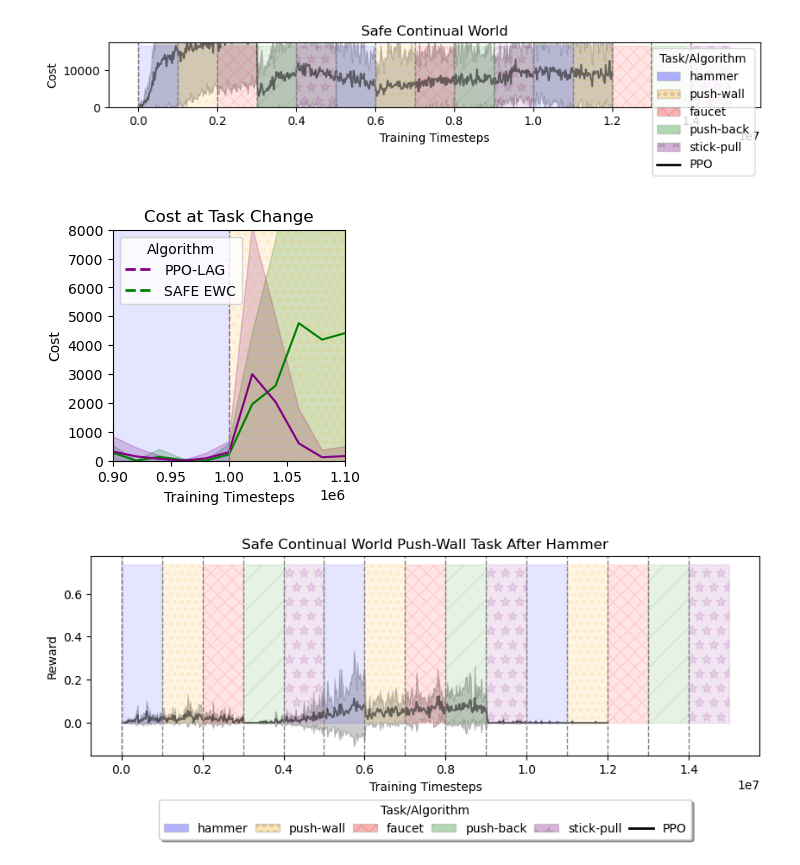
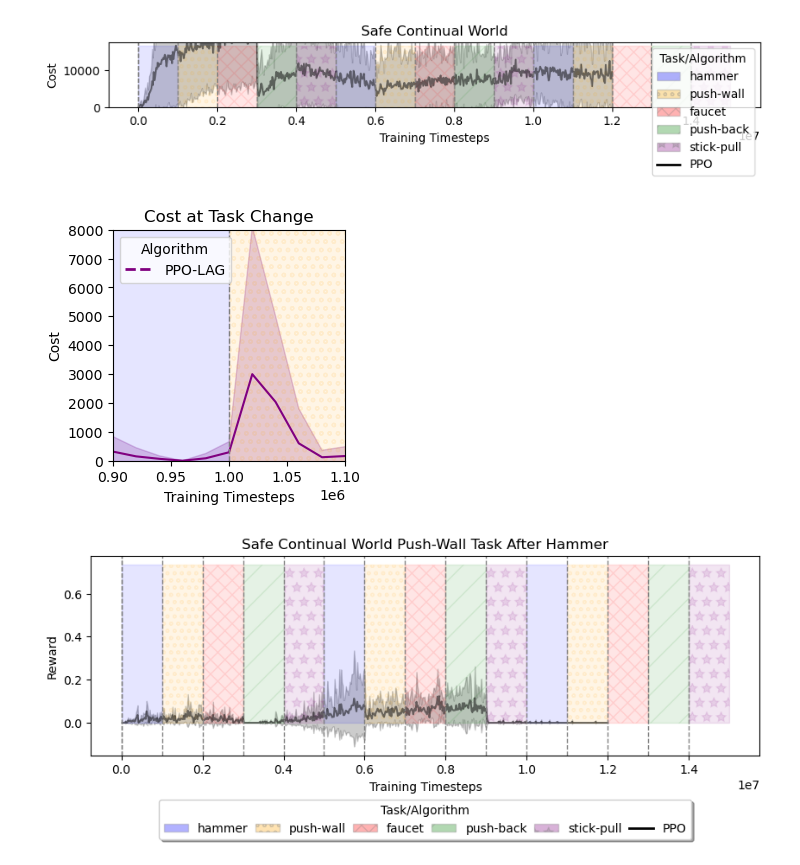
Before and after one commit to MACS-Research-Lab/safe-crl, a Jupyter notebook: code/Analyze Results CW.ipynb, the cells around one changed output. Drawn from its saved outputs; the diff is of its cells as text; code cells hidden in the pictures.

```diff
--- a/code/Analyze Results CW.ipynb
+++ b/code/Analyze Results CW.ipynb
@@ -882,9 +924,9 @@ def plot_costs_task_change(algorithms, ymax=None, save=False, name=None, xrange=
     if save:
         plt.savefig(f'./results/plots/{name}.png', bbox_inches='tight')
 # %%
-plot_costs_task_change(['PPO-Lag', 'Safe EWC'], 8000, True, 'cost_task_change', (900_000, 1_100_000))
+plot_costs_task_change(['PPO-Lag'], 8000, True, 'cost_task_change', (900_000, 1_100_000))
 # %% [output]
-[figure, old version]
+[figure, new version]
 # %%
 # def plot_rewards(algorithms, ymax=None, save=False, name=None, xrange=None):
 #     fig, ax = plt.subplots(figsize=(10,3))
```
Also changed, not shown: parts of 4 cells of this notebook, 54 other files.
